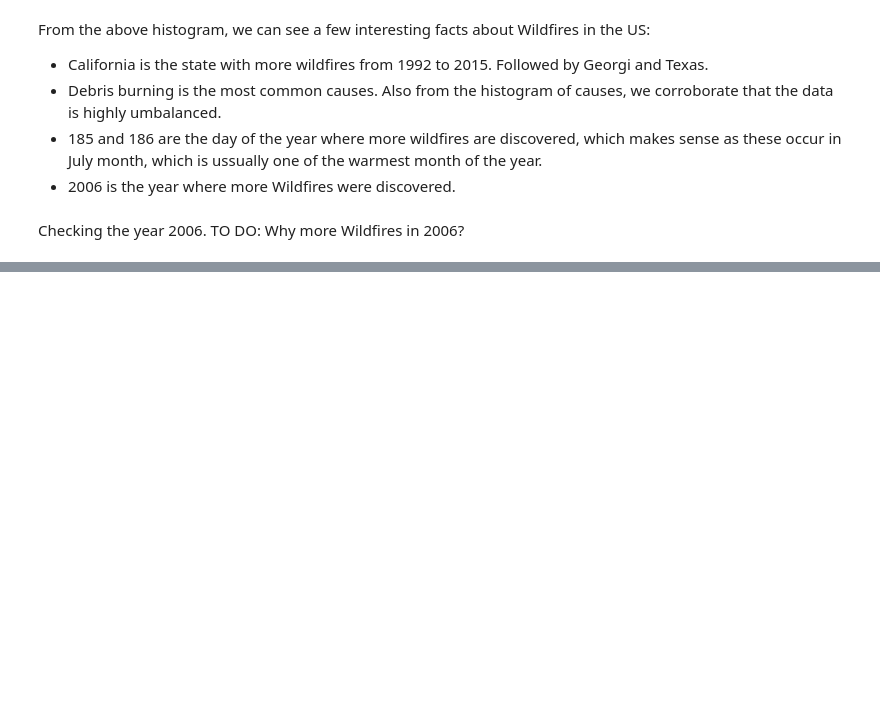
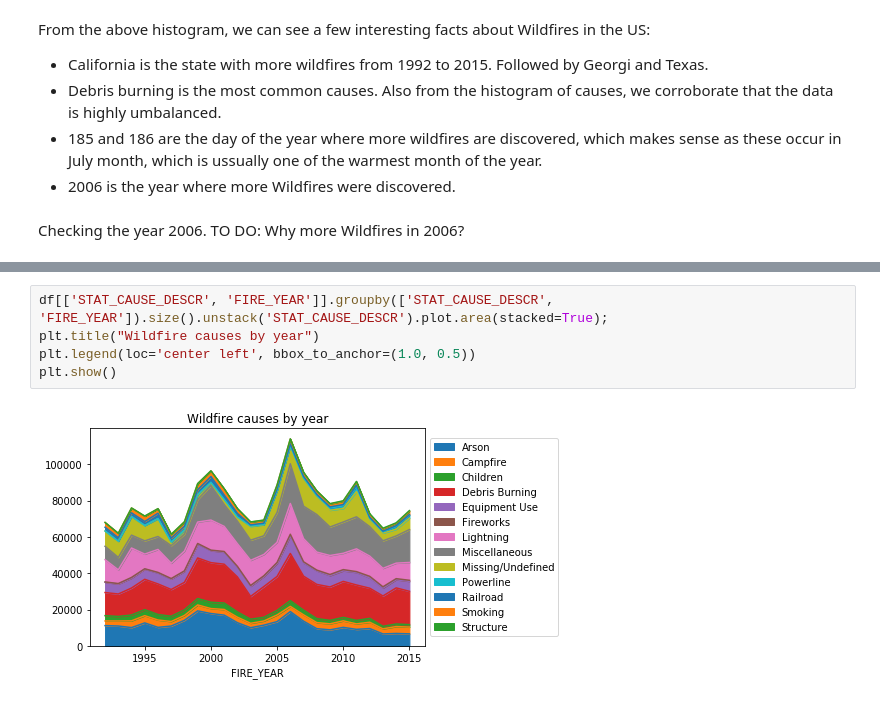
Before and after one commit to mariolys07/WildfireCauses, a Jupyter notebook: src/Data_Exploration.ipynb, the cells around one changed output, grey strips where cells are left out. Saved outputs shown, nothing was run; the diff lists cells and outputs as text; blank space fills up the shorter version.

```diff
--- a/src/Data_Exploration.ipynb
+++ b/src/Data_Exploration.ipynb
@@ -97,0 +107,7 @@ From the graphs above, we can see that wildfire caused by 'Debris burning' happe
+# %%
+df[['STAT_CAUSE_DESCR', 'FIRE_YEAR']].groupby(['STAT_CAUSE_DESCR', 'FIRE_YEAR']).size().unstack('STAT_CAUSE_DESCR').plot.area(stacked=True);
+plt.title("Wildfire causes by year")
+plt.legend(loc='center left', bbox_to_anchor=(1.0, 0.5))
+plt.show()
+# %% [output]
+[figure, added]
```
Also changed, not shown: parts of 19 cells of this notebook, 8 other files.
